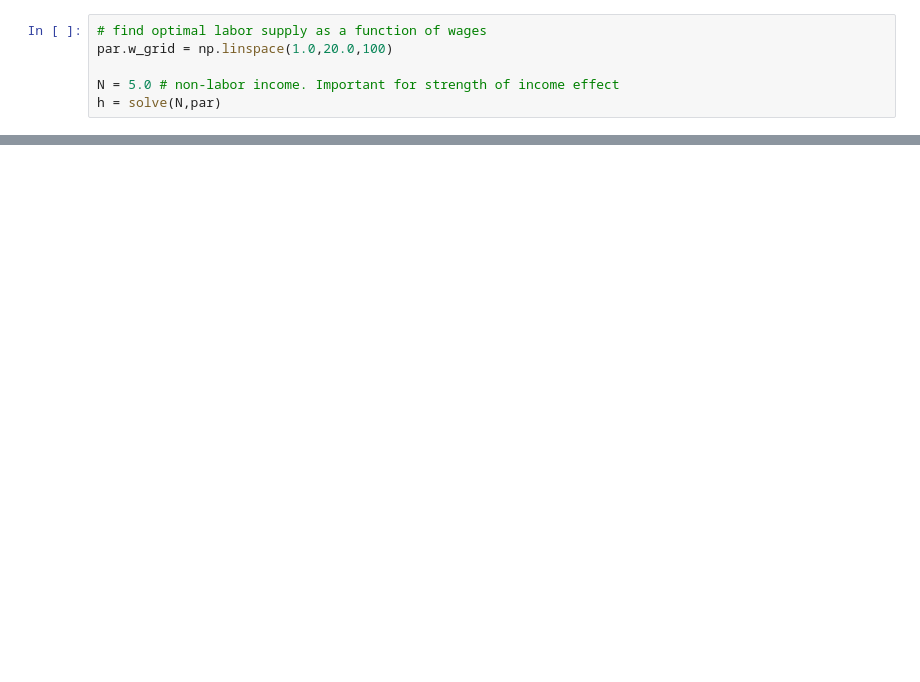
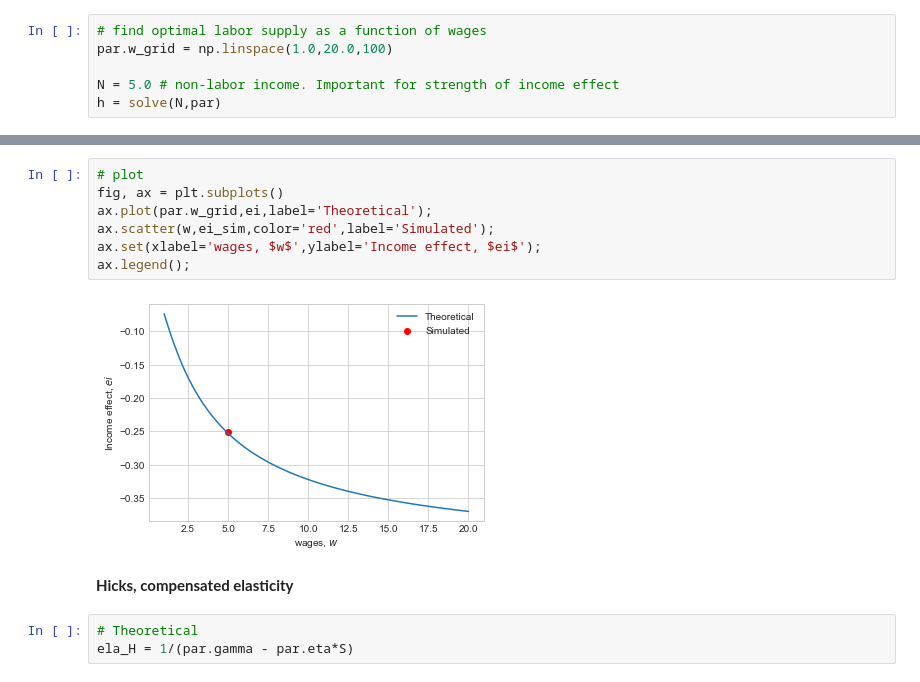
Before and after one commit to ThomasHJorgensen/HouseholdBehaviorCourse, a Jupyter notebook: 03/01. StaticLabor.ipynb, the cells around one changed output, grey strips where cells are left out. Drawn from its saved outputs; the diff is of its cells as text; blank space fills up the shorter version.

```diff
--- a/03/01. StaticLabor.ipynb
+++ b/03/01. StaticLabor.ipynb
@@ -132,0 +112,14 @@ Compensation: -0.0367. Resulting utility difference: -1.4e-08
+# %%
+# plot
+fig, ax = plt.subplots()
+ax.plot(par.w_grid,ei,label='Theoretical');
+ax.scatter(w,ei_sim,color='red',label='Simulated');
+ax.set(xlabel='wages, $w$',ylabel='Income effect, $ei$');
+ax.legend();
+# %% [output]
+[figure, added]
+# %% [markdown]
+**Hicks, compensated elasticity**
+# %%
+# Theoretical
+ela_H = 1/(par.gamma - par.eta*S)
```
Also changed, not shown: parts of 27 cells of this notebook, 2 other files.
